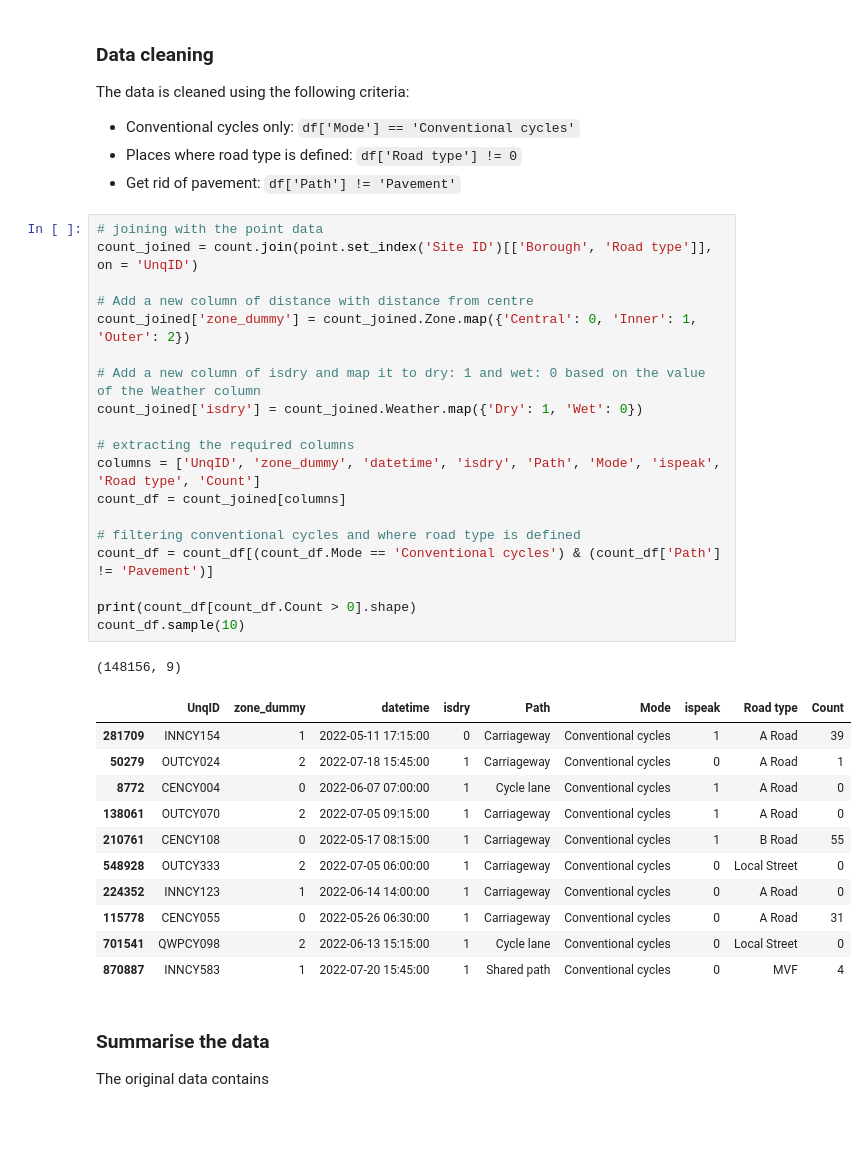
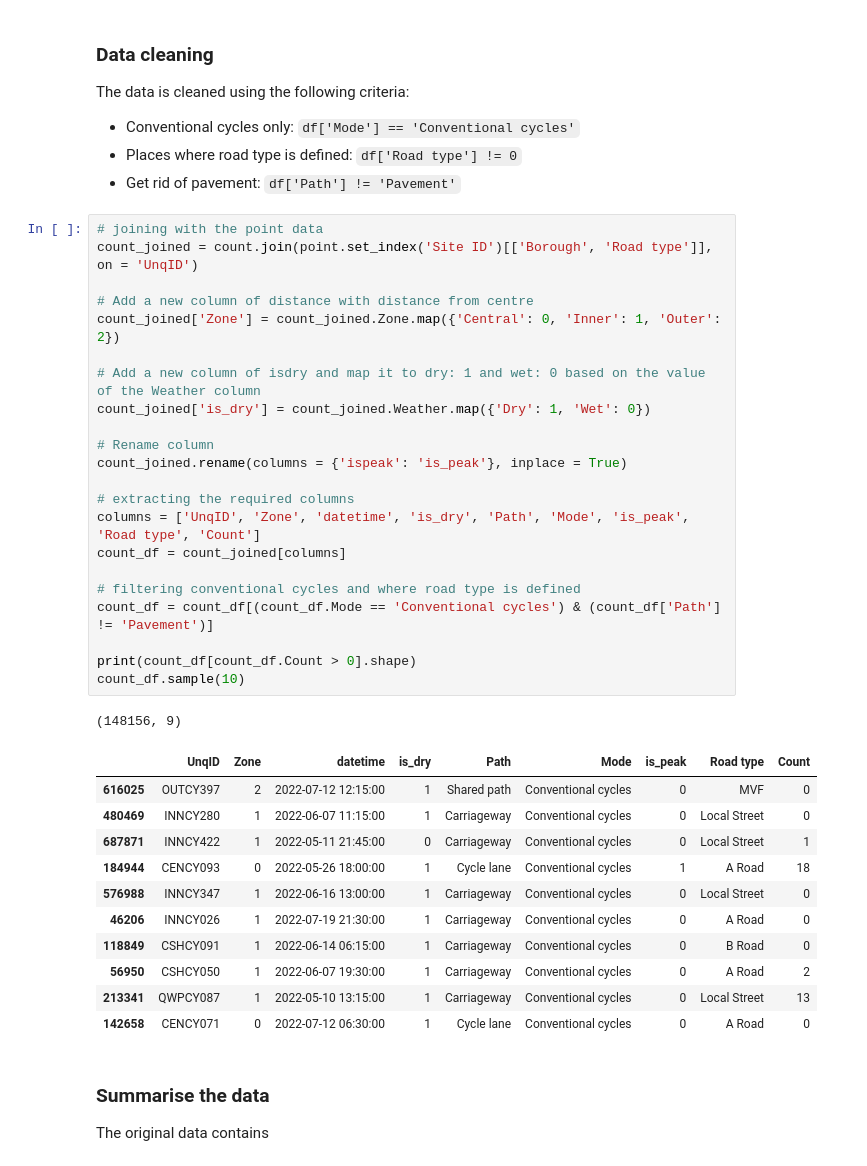
Before and after one commit to sokimura39/QM_Group, a Jupyter notebook: regression.ipynb, the cells around one changed output. Saved outputs shown, nothing was run; the diff lists cells and outputs as text; blank space fills up the shorter version.

```diff
--- a/regression.ipynb
+++ b/regression.ipynb
@@ -76,35 +76,38 @@ The data is cleaned using the following criteria:
 # %%
 # joining with the point data
 count_joined = count.join(point.set_index('Site ID')[['Borough', 'Road type']], on = 'UnqID')
 
 # Add a new column of distance with distance from centre
-count_joined['zone_dummy'] = count_joined.Zone.map({'Central': 0, 'Inner': 1, 'Outer': 2})
+count_joined['Zone'] = count_joined.Zone.map({'Central': 0, 'Inner': 1, 'Outer': 2})
 
 # Add a new column of isdry and map it to dry: 1 and wet: 0 based on the value of the Weather column
-count_joined['isdry'] = count_joined.Weather.map({'Dry': 1, 'Wet': 0})
+count_joined['is_dry'] = count_joined.Weather.map({'Dry': 1, 'Wet': 0})
+
+# Rename column
+count_joined.rename(columns = {'ispeak': 'is_peak'}, inplace = True)
 
 # extracting the required columns
-columns = ['UnqID', 'zone_dummy', 'datetime', 'isdry', 'Path', 'Mode', 'ispeak', 'Road type', 'Count']
+columns = ['UnqID', 'Zone', 'datetime', 'is_dry', 'Path', 'Mode', 'is_peak', 'Road type', 'Count']
 count_df = count_joined[columns]
 
 # filtering conventional cycles and where road type is defined
 count_df = count_df[(count_df.Mode == 'Conventional cycles') & (count_df['Path'] != 'Pavement')]
 
 print(count_df[count_df.Count > 0].shape)
 count_df.sample(10)
 # %% [output]
 (148156, 9)
-|  | UnqID | zone_dummy | datetime | isdry | Path | Mode | ispeak | Road type | Count |
-| 281709 | INNCY154 | 1 | 2022-05-11 17:15:00 | 0 | Carriageway | Conventional cycles | 1 | A Road | 39 |
-| 50279 | OUTCY024 | 2 | 2022-07-18 15:45:00 | 1 | Carriageway | Conventional cycles | 0 | A Road | 1 |
-| 8772 | CENCY004 | 0 | 2022-06-07 07:00:00 | 1 | Cycle lane | Conventional cycles | 1 | A Road | 0 |
-| 138061 | OUTCY070 | 2 | 2022-07-05 09:15:00 | 1 | Carriageway | Conventional cycles | 1 | A Road | 0 |
-| 210761 | CENCY108 | 0 | 2022-05-17 08:15:00 | 1 | Carriageway | Conventional cycles | 1 | B Road | 55 |
-| 548928 | OUTCY333 | 2 | 2022-07-05 06:00:00 | 1 | Carriageway | Conventional cycles | 0 | Local Street | 0 |
-| 224352 | INNCY123 | 1 | 2022-06-14 14:00:00 | 1 | Carriageway | Conventional cycles | 0 | A Road | 0 |
-| 115778 | CENCY055 | 0 | 2022-05-26 06:30:00 | 1 | Carriageway | Conventional cycles | 0 | A Road | 31 |
-| 701541 | QWPCY098 | 2 | 2022-06-13 15:15:00 | 1 | Cycle lane | Conventional cycles | 0 | Local Street | 0 |
-| 870887 | INNCY583 | 1 | 2022-07-20 15:45:00 | 1 | Shared path | Conventional cycles | 0 | MVF | 4 |
+|  | UnqID | Zone | datetime | is_dry | Path | Mode | is_peak | Road type | Count |
+| 616025 | OUTCY397 | 2 | 2022-07-12 12:15:00 | 1 | Shared path | Conventional cycles | 0 | MVF | 0 |
+| 480469 | INNCY280 | 1 | 2022-06-07 11:15:00 | 1 | Carriageway | Conventional cycles | 0 | Local Street | 0 |
+| 687871 | INNCY422 | 1 | 2022-05-11 21:45:00 | 0 | Carriageway | Conventional cycles | 0 | Local Street | 1 |
+| 184944 | CENCY093 | 0 | 2022-05-26 18:00:00 | 1 | Cycle lane | Conventional cycles | 1 | A Road | 18 |
+| 576988 | INNCY347 | 1 | 2022-06-16 13:00:00 | 1 | Carriageway | Conventional cycles | 0 | Local Street | 0 |
+| 46206 | INNCY026 | 1 | 2022-07-19 21:30:00 | 1 | Carriageway | Conventional cycles | 0 | A Road | 0 |
+| 118849 | CSHCY091 | 1 | 2022-06-14 06:15:00 | 1 | Carriageway | Conventional cycles | 0 | B Road | 0 |
+| 56950 | CSHCY050 | 1 | 2022-06-07 19:30:00 | 1 | Carriageway | Conventional cycles | 0 | A Road | 2 |
+| 213341 | QWPCY087 | 1 | 2022-05-10 13:15:00 | 1 | Carriageway | Conventional cycles | 0 | Local Street | 13 |
+| 142658 | CENCY071 | 0 | 2022-07-12 06:30:00 | 1 | Cycle lane | Conventional cycles | 0 | A Road | 0 |
 # %% [markdown]
 ### Summarise the data
 
```
Also changed, not shown: parts of 8 cells of this notebook.
